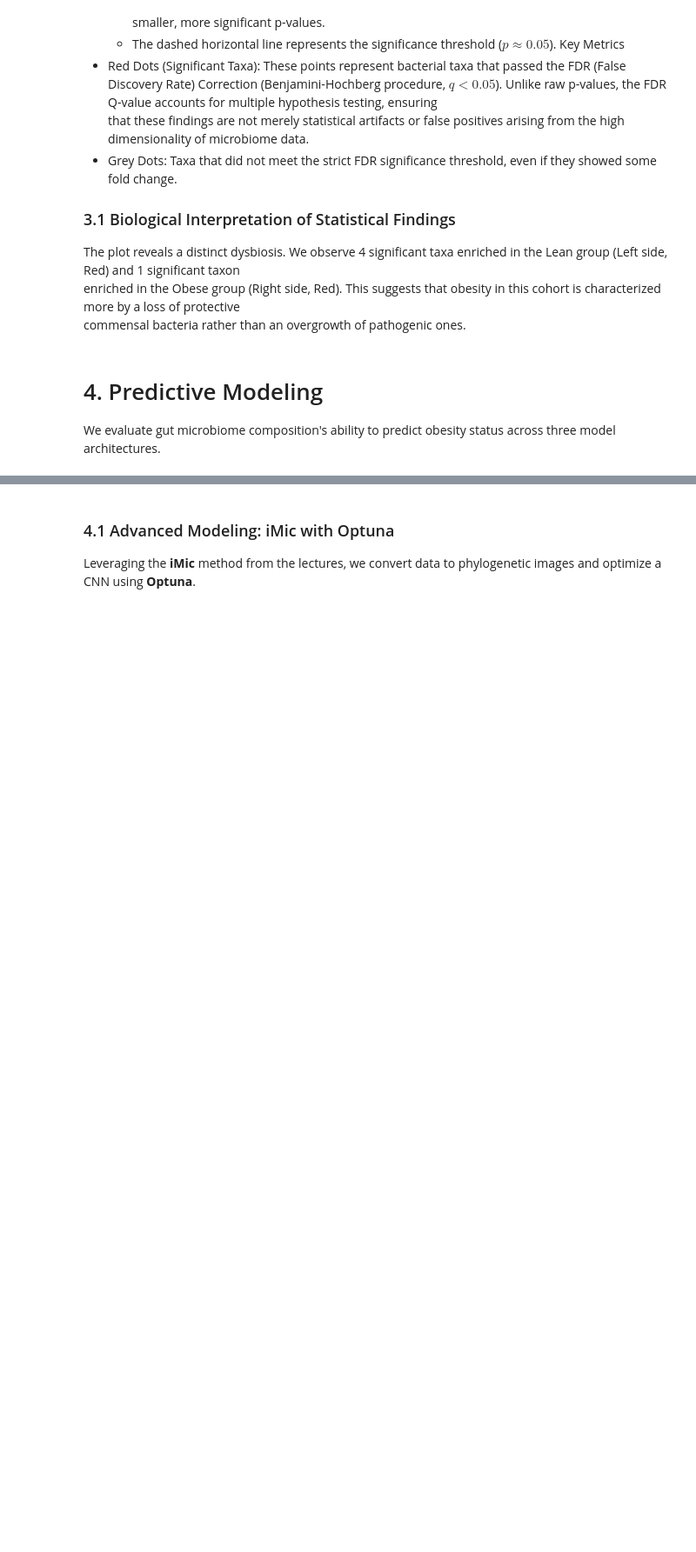
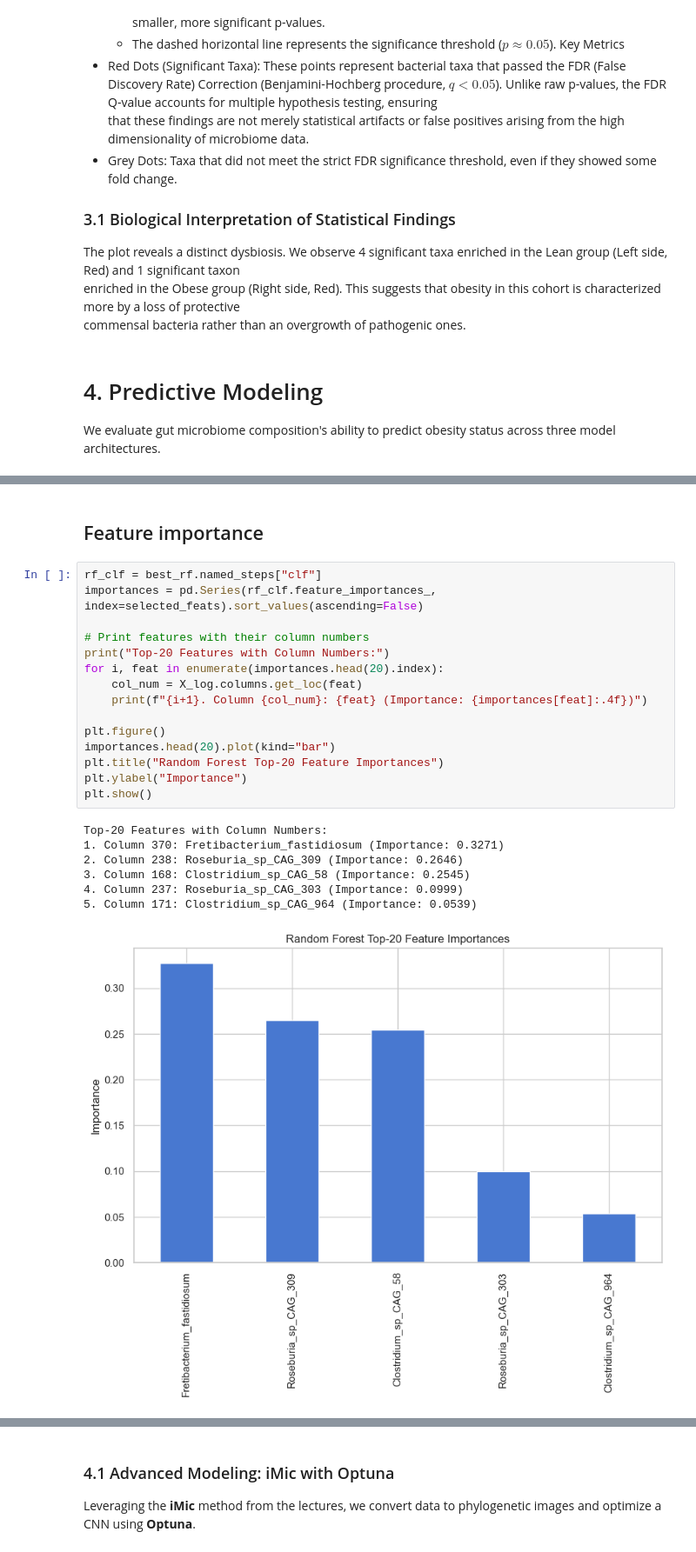
Before and after one commit to lior-benjman/Obesity-gut-bacterial, a Jupyter notebook: research.ipynb, the cells around one changed output, grey strips where cells are left out. Shown at 87% size. Drawn from its saved outputs; the diff is of its cells as text; blank space fills up the shorter version.

```diff
--- a/research.ipynb
+++ b/research.ipynb
@@ -289,0 +375,25 @@ Optimized Random Forest Mean AUC: 0.74
+# %% [markdown]
+ ## Feature importance
+# %%
+rf_clf = best_rf.named_steps["clf"]
+importances = pd.Series(rf_clf.feature_importances_, index=selected_feats).sort_values(ascending=False)
+
+# Print features with their column numbers
+print("Top-20 Features with Column Numbers:")
+for i, feat in enumerate(importances.head(20).index):
+    col_num = X_log.columns.get_loc(feat)
+    print(f"{i+1}. Column {col_num}: {feat} (Importance: {importances[feat]:.4f})")
+
+plt.figure()
+importances.head(20).plot(kind="bar")
+plt.title("Random Forest Top-20 Feature Importances")
+plt.ylabel("Importance")
+plt.show()
+# %% [output]
+Top-20 Features with Column Numbers:
+1. Column 370: Fretibacterium_fastidiosum (Importance: 0.3271)
+2. Column 238: Roseburia_sp_CAG_309 (Importance: 0.2646)
+3. Column 168: Clostridium_sp_CAG_58 (Importance: 0.2545)
+4. Column 237: Roseburia_sp_CAG_303 (Importance: 0.0999)
+5. Column 171: Clostridium_sp_CAG_964 (Importance: 0.0539)
+[figure, added]
```
Also changed, not shown: parts of 8 cells of this notebook, 1 other file.
